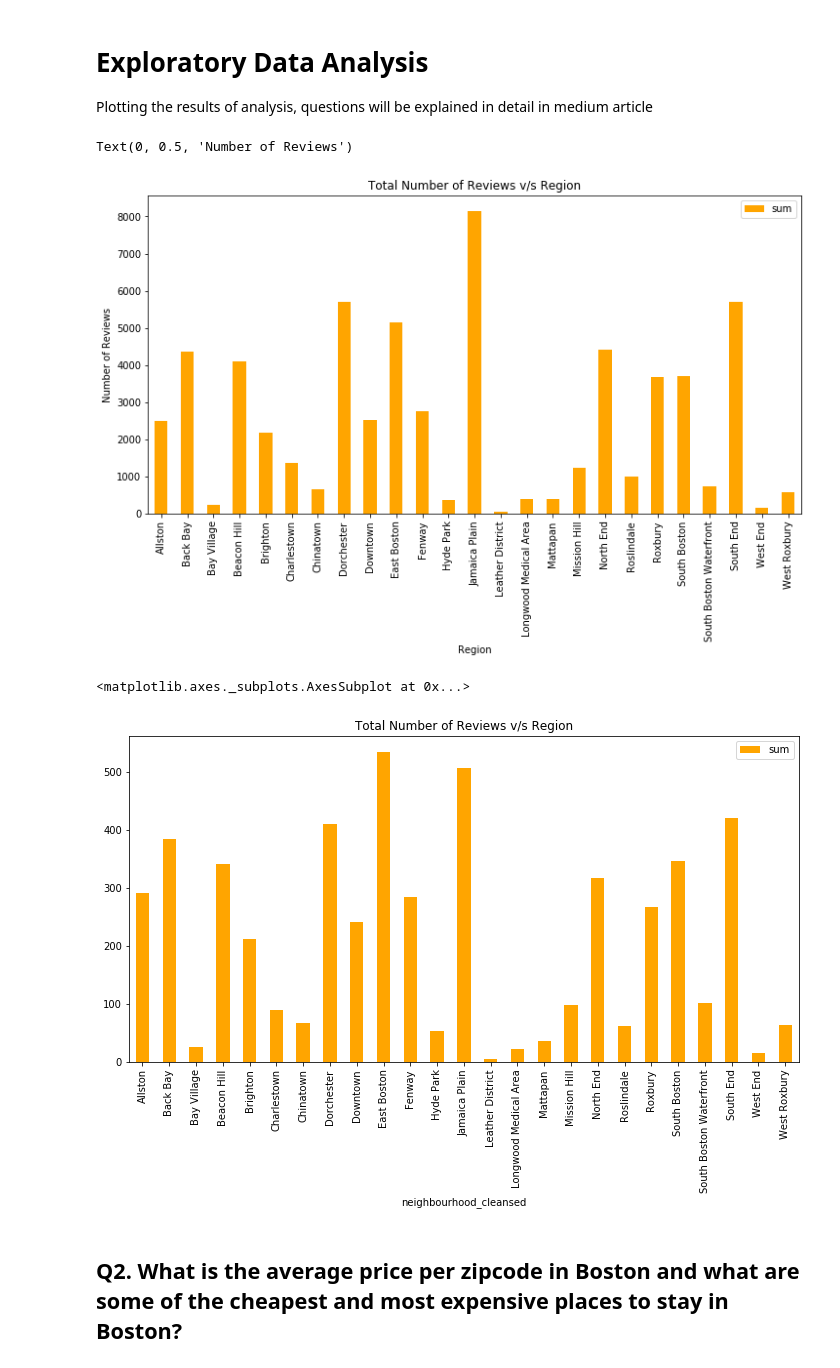
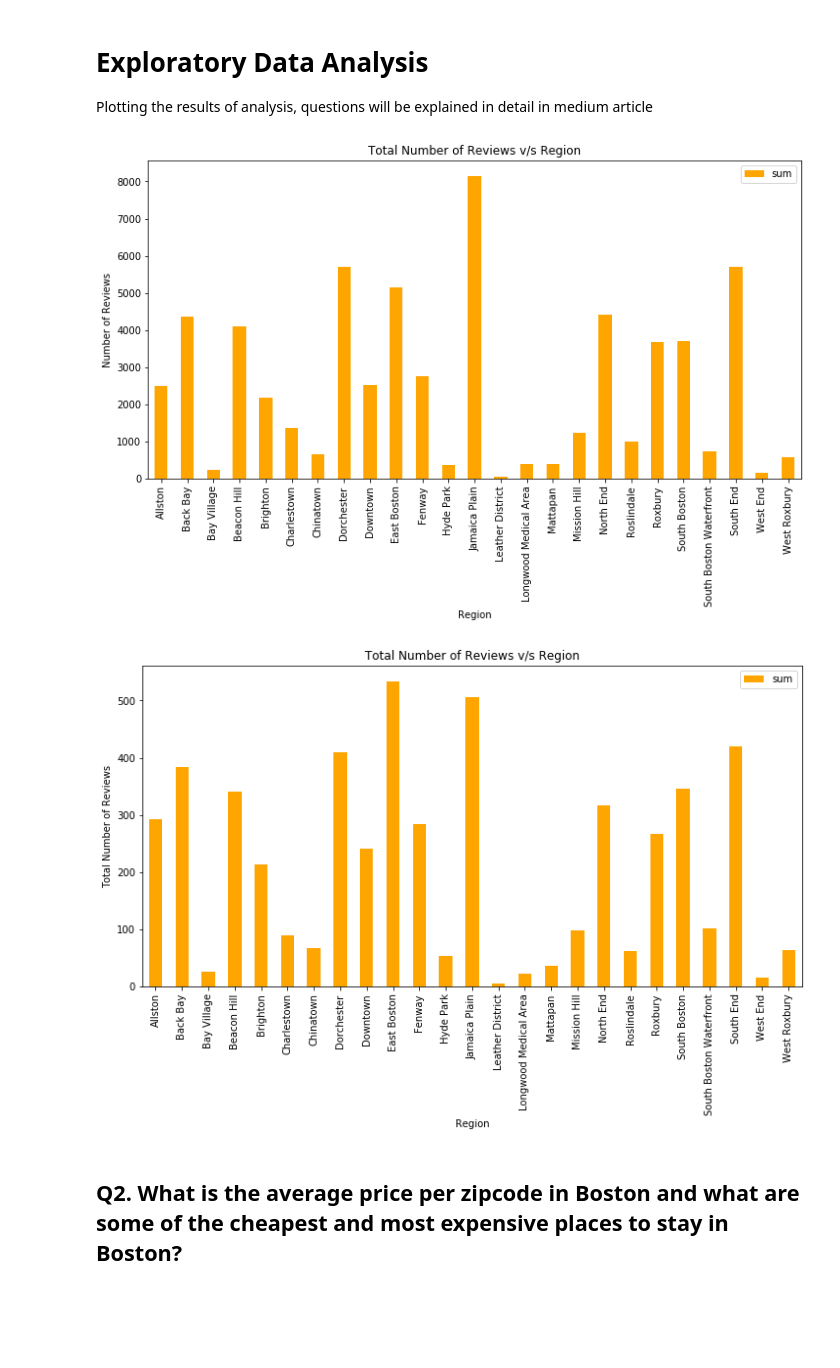
Before and after one commit to singh-amanjot/Boston-Airbnb-Data-Analysis, a Jupyter notebook: Boston_Airbnb_price_analysis.ipynb, the cells around one changed output. Drawn from its saved outputs; the diff is of its cells as text; code cells hidden in the pictures; blank space fills up the shorter version.

```diff
--- a/Boston_Airbnb_price_analysis.ipynb
+++ b/Boston_Airbnb_price_analysis.ipynb
@@ -109,22 +109,35 @@ number_df1 = number_df1.dropna(axis = 0, subset = ['zipcode'])
 # %% [markdown]
 # Exploratory Data Analysis
 Plotting the results of analysis, questions will be explained in detail in medium article
+# %%
+def custom_plot(df, group_by, column_, aggre, xlab, ylab, title):
+    ''''
+    Function: for plotting bar graphs
+    INPUT:
+    df: dataframe
+    groupby: column you want to group by the plot
+    column_: value to be plotted of
+    aggre: type of aggregate operation needed to be made, ex. ['sum'], ['mean']
+    xlab: x-axis label
+    ylab: y-axis label
+    title: Title for the bar plot
+    ''''
+
+    df.groupby(group_by)[column_].agg(aggre).plot.bar(color = 'orange', figsize =(12,6),title = title)
+    plt.xlabel(xlab)
+    plt.ylabel(ylab)
 # %%
 # plotting total number of reviews for all places in Boston
 
-number_df1.groupby('neighbourhood_cleansed')['number_of_reviews'].agg(['sum']).plot.bar(color = 'orange', figsize =(12,6),title = 'Total Number of Reviews v/s Region')
-plt.xlabel('Region')
-plt.ylabel('Number of Reviews')
+custom_plot(number_df1, 'neighbourhood_cleansed', 'number_of_reviews', ['sum'], 'Region','Number of Reviews', 'Total Number of Reviews v/s Region' )
 # %% [output]
-Text(0, 0.5, 'Number of Reviews')
 [figure]
 # %%
 ## plotting monthly number of reviews for all places in Boston
 
-number_df1.groupby('neighbourhood_cleansed')['reviews_per_month'].agg(['sum']).plot.bar(color = 'orange', figsize =(12,6),title = 'Total Number of Reviews v/s Region')
+custom_plot(number_df1, 'neighbourhood_cleansed', 'reviews_per_month', ['sum'], 'Region','Total Number of Reviews', 'Total Number of Reviews v/s Region' )
 # %% [output]
-<matplotlib.axes._subplots.AxesSubplot at 0x...>
-[figure, old version]
+[figure, new version]
 # %% [markdown]
 ## Q2. What is the average price per zipcode in Boston and what are some of the cheapest and most expensive places to stay in Boston?
 # %% [markdown]
```
Also changed, not shown: parts of 4 cells of this notebook.
